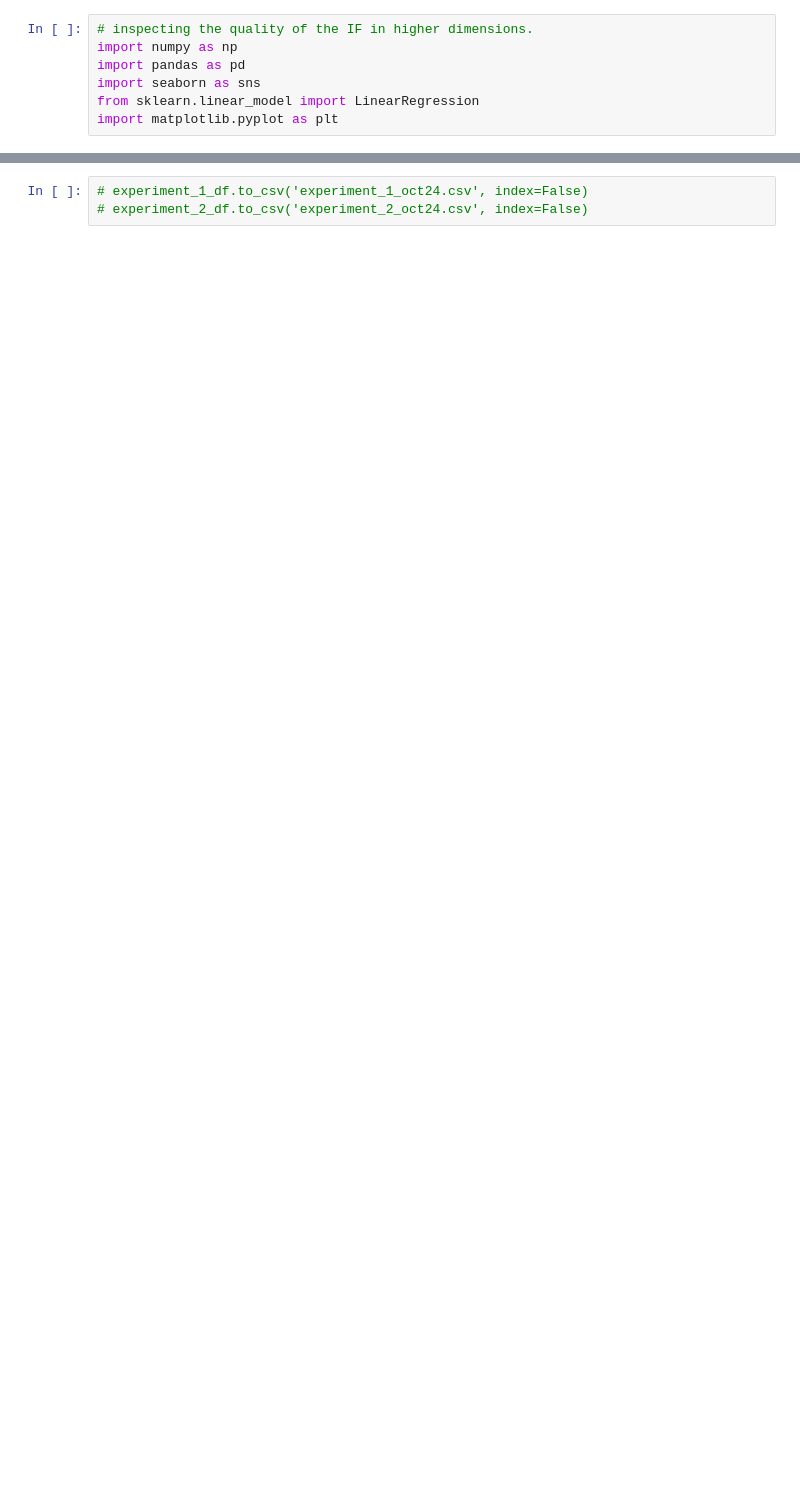
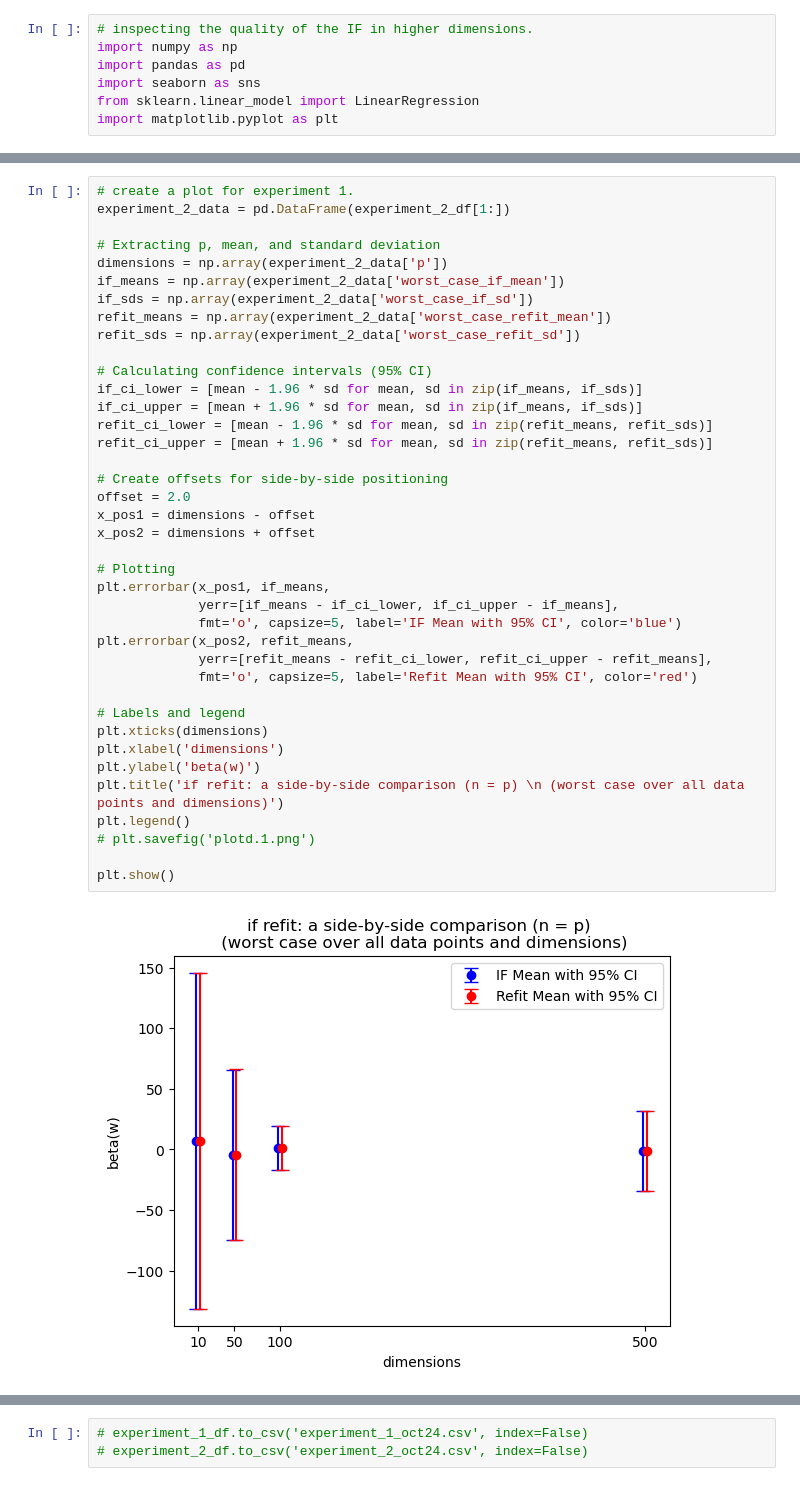
Before and after one commit to JennyHuang19/gradientBasedDataDroppingFailureModes, a Jupyter notebook: ways-forward/high_dimensions.ipynb, the cells around one changed output, grey strips where cells are left out. Cells and saved outputs as stored; diff of their text form; blank space fills up the shorter version.

```diff
--- a/ways-forward/high_dimensions.ipynb
+++ b/ways-forward/high_dimensions.ipynb
@@ -459,3 +498,44 @@ print(experiment_2_df)
+# %%
+# create a plot for experiment 1.
+experiment_2_data = pd.DataFrame(experiment_2_df[1:])
+
+# Extracting p, mean, and standard deviation
+dimensions = np.array(experiment_2_data['p'])
+if_means = np.array(experiment_2_data['worst_case_if_mean'])
+if_sds = np.array(experiment_2_data['worst_case_if_sd'])
+refit_means = np.array(experiment_2_data['worst_case_refit_mean'])
+refit_sds = np.array(experiment_2_data['worst_case_refit_sd'])
+
+# Calculating confidence intervals (95% CI)
+if_ci_lower = [mean - 1.96 * sd for mean, sd in zip(if_means, if_sds)]
+if_ci_upper = [mean + 1.96 * sd for mean, sd in zip(if_means, if_sds)]
+refit_ci_lower = [mean - 1.96 * sd for mean, sd in zip(refit_means, refit_sds)]
+refit_ci_upper = [mean + 1.96 * sd for mean, sd in zip(refit_means, refit_sds)]
+
+# Create offsets for side-by-side positioning
+offset = 2.0
+x_pos1 = dimensions - offset
+x_pos2 = dimensions + offset
+
+# Plotting
+plt.errorbar(x_pos1, if_means,
+             yerr=[if_means - if_ci_lower, if_ci_upper - if_means],
+             fmt='o', capsize=5, label='IF Mean with 95% CI', color='blue')
+plt.errorbar(x_pos2, refit_means,
+             yerr=[refit_means - refit_ci_lower, refit_ci_upper - refit_means],
+             fmt='o', capsize=5, label='Refit Mean with 95% CI', color='red')
+
+# Labels and legend
+plt.xticks(dimensions)
+plt.xlabel('dimensions')
+plt.ylabel('beta(w)')
+plt.title('if refit: a side-by-side comparison (n = p) \n (worst case over all data points and dimensions)')
+plt.legend()
+# plt.savefig('plotd.1.png')
+
+plt.show()
+# %% [output]
+[figure, added]
 # %%
 # create a plot for experiment 2.
 experiment_2_data = pd.DataFrame(experiment_2_df[1:])
```
Also changed, not shown: parts of 14 cells of this notebook.
